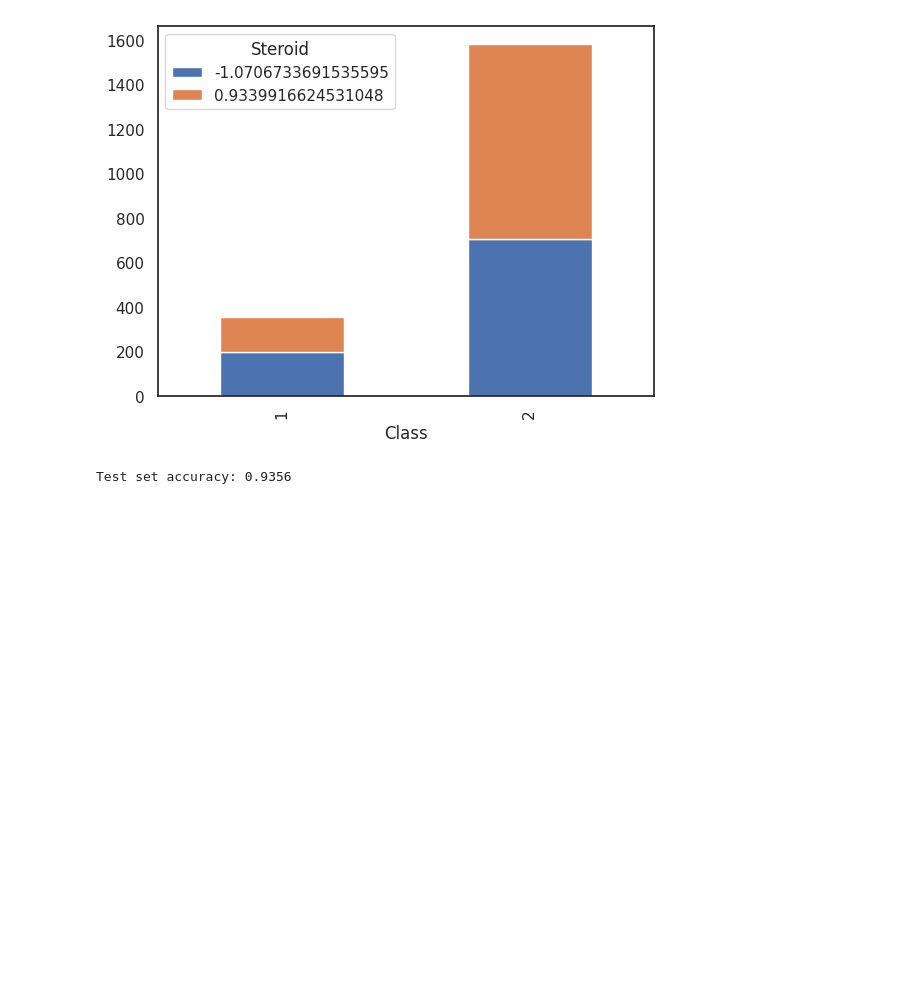
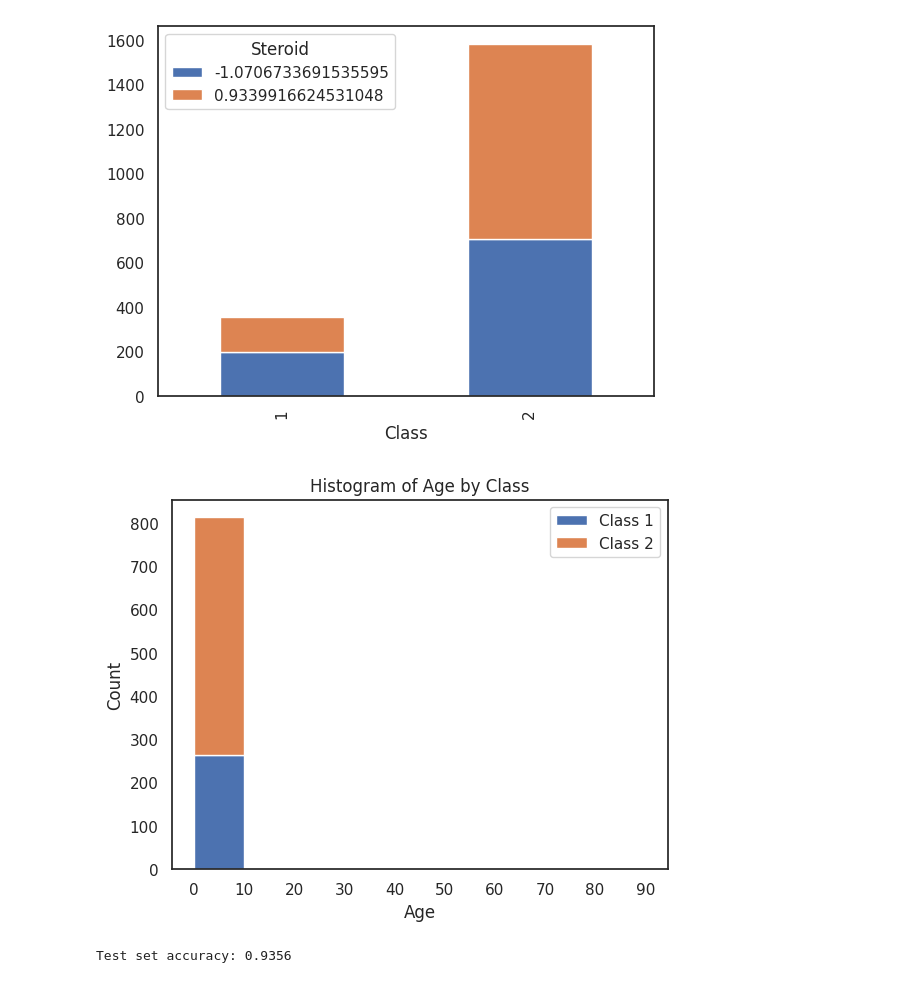
Before and after one commit to quangdad/DataMining, a Jupyter notebook: RandomForest.ipynb, the cells around one changed output. Cells and saved outputs as stored; diff of their text form; code cells hidden in the pictures; blank space fills up the shorter version.

```diff
--- a/RandomForest.ipynb
+++ b/RandomForest.ipynb
@@ -138,6 +138,21 @@ plt
 # %% [output]
 <module 'matplotlib.pyplot' from '/usr/local/lib/python3.9/dist-packages/matplotlib/pyplot.py'>
 [figure]
+# %%
+# Create a histogram of Age by Class
+plt.hist([data[data['Class'] == 1]['Age'], data[data['Class'] == 2]['Age']], bins=range(0, 100, 10), stacked=True)
+
+# Add labels and title
+plt.xlabel('Age')
+plt.ylabel('Count')
+plt.xticks(range(0, 100, 10))
+plt.title('Histogram of Age by Class')
+
+# Add legend
+plt.legend(['Class 1', 'Class 2'])
+plt.show()
+# %% [output]
+[figure, added]
 # %%
 # Dự đoán độ chính xác mô hình trên tập huấn luyện và tập kiểm tra
 
```
Also changed, not shown: parts of 1 cell of this notebook.
